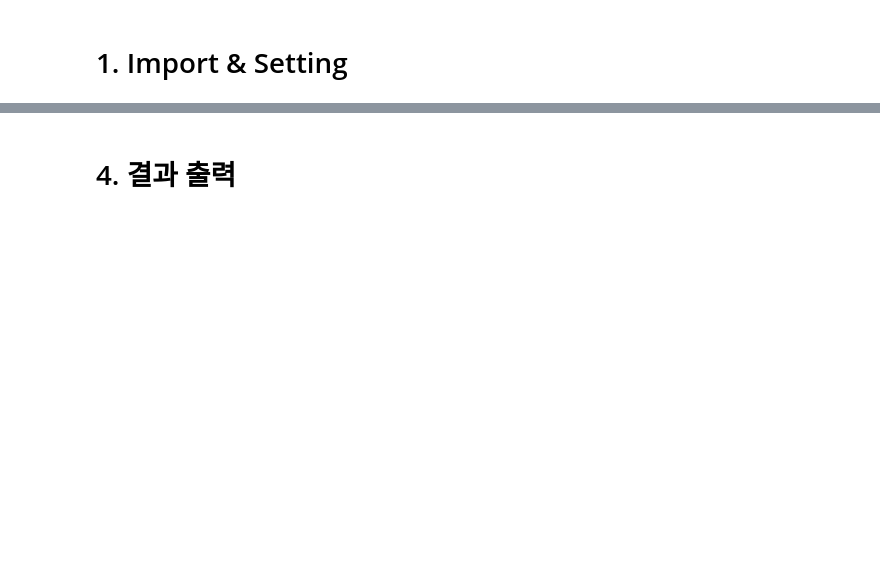
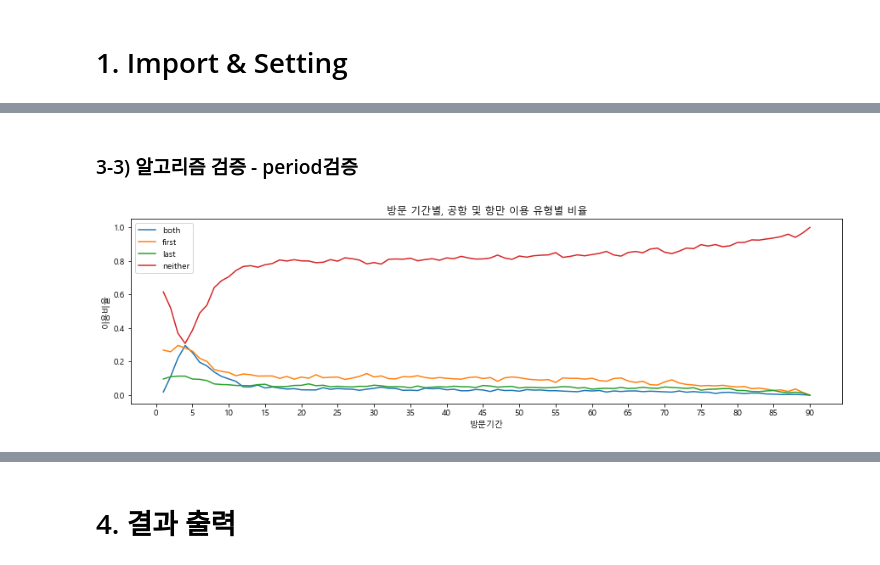
Before and after one commit to hoonisone/2020_jeju-bus-tag_data-analysis, a Jupyter notebook: 1. 사용자 정보 추출.ipynb, the cells around one changed output, grey strips where cells are left out. Cells and saved outputs as stored; diff of their text form; code cells hidden in the pictures; blank space fills up the shorter version.

```diff
--- a/1. 사용자 정보 추출.ipynb
+++ b/1. 사용자 정보 추출.ipynb
@@ -557,0 +131,7 @@ plt.show()
+# %% [markdown]
+### 3-3) 알고리즘 검증 - period검증
+# %%
+plt = dm.draw_period_analysis_graph(user_df)
+plt.show()
+# %% [output]
+[figure, added]
```
Also changed, not shown: parts of 83 cells of this notebook.
